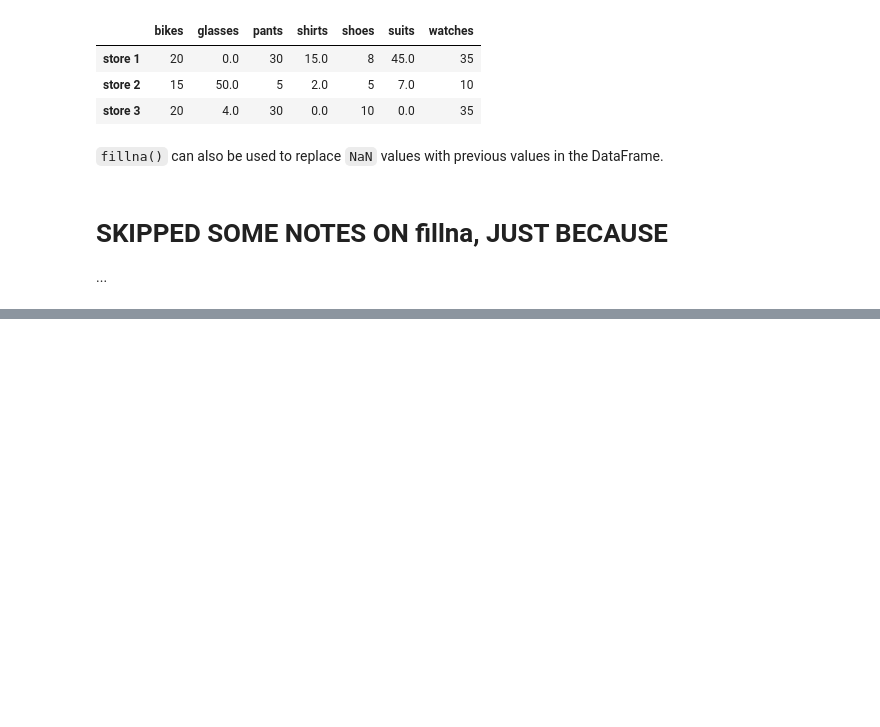
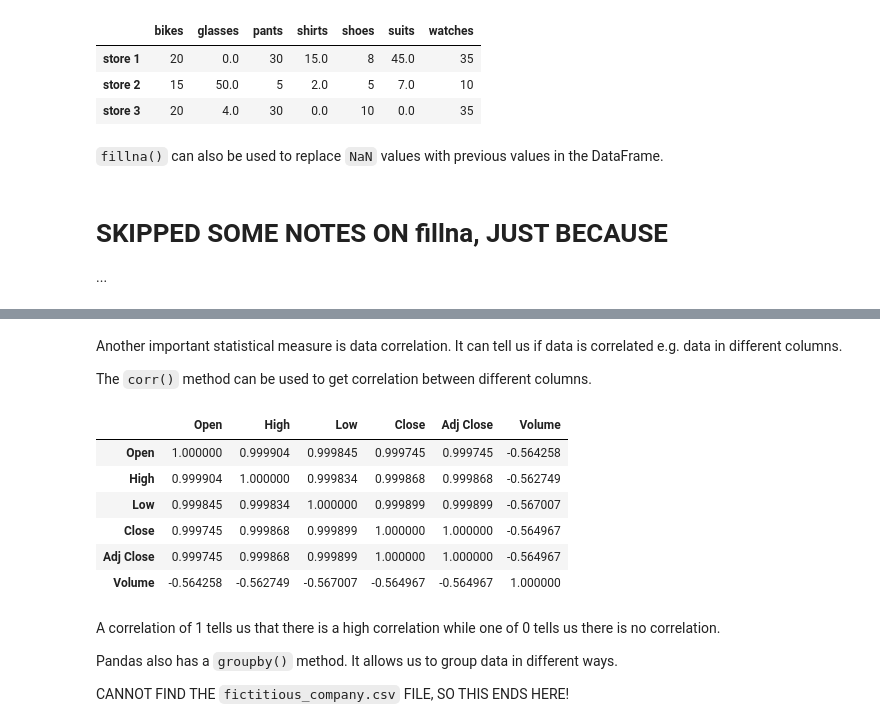
Before and after one commit to lewisemm/congenial-waffle, a Jupyter notebook: pandas/Pandas.ipynb, the cells around one changed output, grey strips where cells are left out. Drawn from its saved outputs; the diff is of its cells as text; code cells hidden in the pictures; blank space fills up the shorter version.

```diff
--- a/pandas/Pandas.ipynb
+++ b/pandas/Pandas.ipynb
@@ -810,0 +948,20 @@ store_items.fillna(0)
+# %% [markdown]
+Another important statistical measure is data correlation. It can tell us if data is correlated e.g. data in different columns.
+
+The `corr()` method can be used to get correlation between different columns.
+# %%
+Google_stock.corr()
+# %% [output]
+|  | Open | High | Low | Close | Adj Close | Volume |
+| Open | 1.000000 | 0.999904 | 0.999845 | 0.999745 | 0.999745 | -0.564258 |
+| High | 0.999904 | 1.000000 | 0.999834 | 0.999868 | 0.999868 | -0.562749 |
+| Low | 0.999845 | 0.999834 | 1.000000 | 0.999899 | 0.999899 | -0.567007 |
+| Close | 0.999745 | 0.999868 | 0.999899 | 1.000000 | 1.000000 | -0.564967 |
+| Adj Close | 0.999745 | 0.999868 | 0.999899 | 1.000000 | 1.000000 | -0.564967 |
+| Volume | -0.564258 | -0.562749 | -0.567007 | -0.564967 | -0.564967 | 1.000000 |
+# %% [markdown]
+A correlation of 1 tells us that there is a high correlation while one of 0 tells us there is no correlation.
+
+Pandas also has a `groupby()` method. It allows us to group data in different ways.
+
+CANNOT FIND THE `fictitious_company.csv` FILE, SO THIS ENDS HERE!
```
Also changed, not shown: parts of 16 cells of this notebook, 1 other file.
